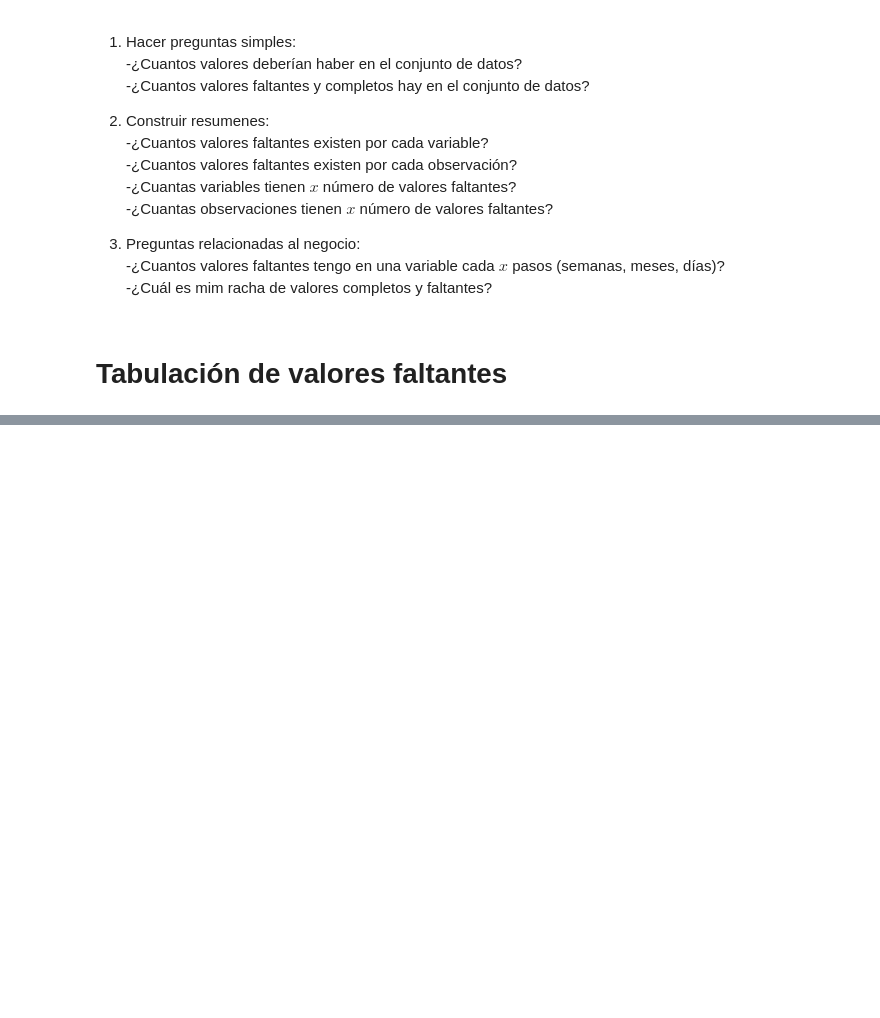
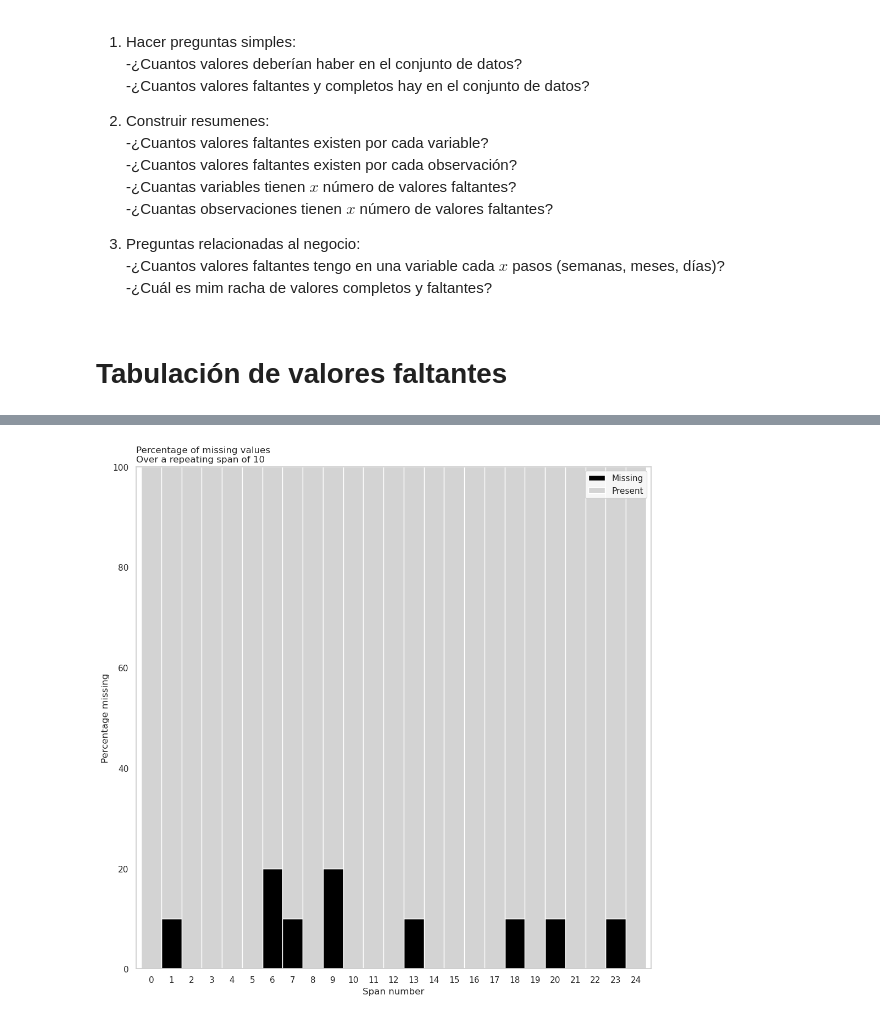
Before and after one commit to RiemannIntegrable/Notas-de-cursos-en-platzi, a Jupyter notebook: CurDatosFalt_1/Notebooks/Notebook.ipynb, the cells around one changed output, grey strips where cells are left out. Cells and saved outputs as stored; diff of their text form; code cells hidden in the pictures; blank space fills up the shorter version.

```diff
--- a/CurDatosFalt_1/Notebooks/Notebook.ipynb
+++ b/CurDatosFalt_1/Notebooks/Notebook.ipynb
@@ -174,0 +307,4 @@ oceanbuoys.shape, pedestrian.shape, riskfactors.shape, diabetes.shape
+# %%
+riskfactors.missing.missing_variable_span_plot(variable="weight_lbs", span_every=10)
+# %% [output]
+[figure, added]
```
Also changed, not shown: parts of 65 cells of this notebook, 1 other file.
